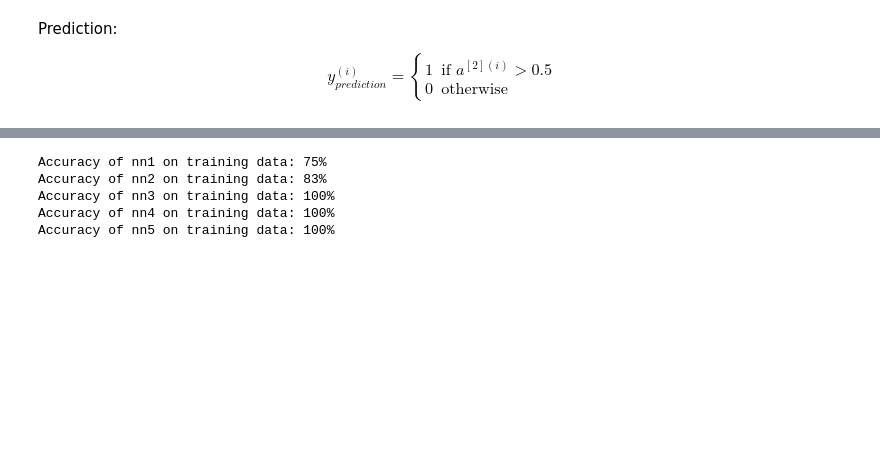
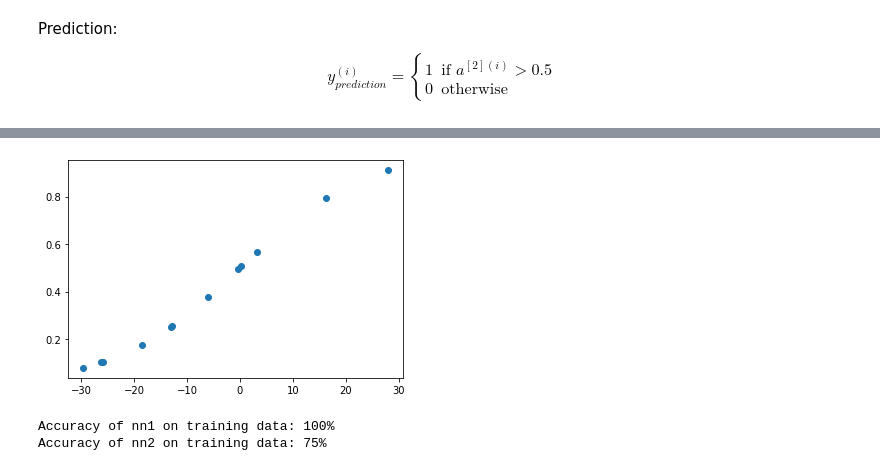
Before and after one commit to ReidZaffino/SHIELD_RZ, a Jupyter notebook: Basic Neural Network.ipynb, the cells around one changed output, grey strips where cells are left out. Saved outputs shown, nothing was run; the diff lists cells and outputs as text; code cells hidden in the pictures; blank space fills up the shorter version.

```diff
--- a/Basic Neural Network.ipynb
+++ b/Basic Neural Network.ipynb
@@ -308,3 +324,7 @@ p5 = predict(n5, X)
+# %%
+p2 = predict(n2, X, 3, ss = True)
+# %% [output]
+[figure, added]
 # %%
 Yre = Y.reshape(1, Y.shape[0] * Y.shape[1])
 p1re = p1.reshape(1, p1.shape[0] * p1.shape[1])
@@ -315,12 +332,6 @@ p5re = p5.reshape(1, p5.shape[0] * p5.shape[1])
 # %%
 print ('Accuracy of nn1 on training data: %d' % float((np.dot(Yre, p1re.T) + np.dot(1 - Yre, 1 - p1re.T)) / float(Yre.size) * 100) + '%')
 print ('Accuracy of nn2 on training data: %d' % float((np.dot(Yre, p2re.T) + np.dot(1 - Yre, 1 - p2re.T)) / float(Yre.size) * 100) + '%')
-print ('Accuracy of nn3 on training data: %d' % float((np.dot(Yre, p3re.T) + np.dot(1 - Yre, 1 - p3re.T)) / float(Yre.size) * 100) + '%')
-print ('Accuracy of nn4 on training data: %d' % float((np.dot(Yre, p4re.T) + np.dot(1 - Yre, 1 - p4re.T)) / float(Yre.size) * 100) + '%')
-print ('Accuracy of nn5 on training data: %d' % float((np.dot(Yre, p5re.T) + np.dot(1 - Yre, 1 - p5re.T)) / float(Yre.size) * 100) + '%')
 # %% [output]
-Accuracy of nn1 on training data: 75%
-Accuracy of nn2 on training data: 83%
-Accuracy of nn3 on training data: 100%
-Accuracy of nn4 on training data: 100%
-Accuracy of nn5 on training data: 100%
+Accuracy of nn1 on training data: 100%
+Accuracy of nn2 on training data: 75%
```
Also changed, not shown: parts of 21 cells of this notebook.
